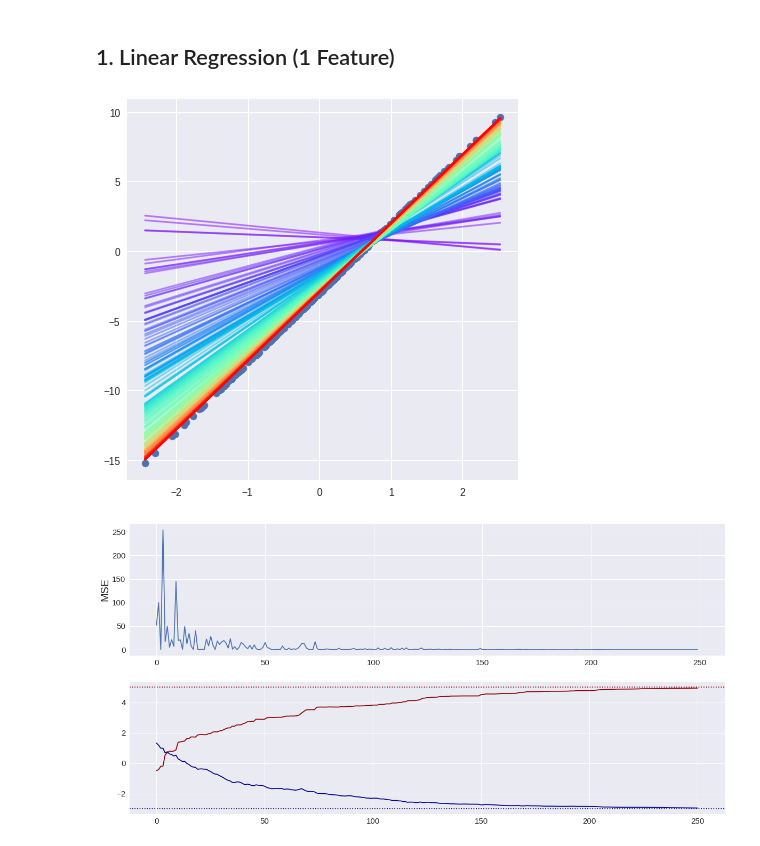
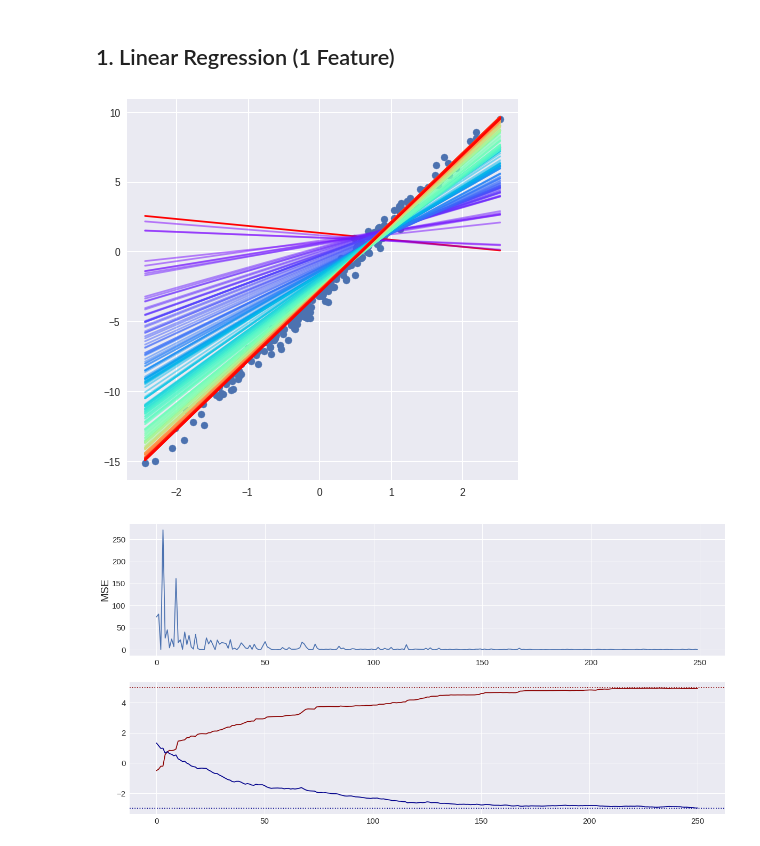
Before and after one commit to krec7748/DeepLearning_Study, a Jupyter notebook: Jacobian Matrix & Backpropagation/CH04_Linear_Logistic_Regression.ipynb, the cells around one changed output. Drawn from its saved outputs; the diff is of its cells as text; code cells hidden in the pictures.

```diff
--- a/Jacobian Matrix & Backpropagation/CH04_Linear_Logistic_Regression.ipynb
+++ b/Jacobian Matrix & Backpropagation/CH04_Linear_Logistic_Regression.ipynb
@@ -7,6 +5,7 @@ import numpy as np
 import matplotlib.pyplot as plt
 import matplotlib.cm as cm
 
+#Set random seed, plt style
 np.random.seed(1)
 plt.style.use("seaborn")
 
@@ -14,60 +13,63 @@ plt.style.use("seaborn")
 N = 250
 lr = 0.01
 target_w, target_b = 5, -3
-w, b = np.random.uniform(-3, 3, 2) #trainable parameter (Set randomly)
+w, b = np.random.uniform(-3, 3, 2)
 
 #Generate dataset
 x_data = np.random.randn(N, )
 y_data = x_data * target_w + target_b
-#y_data += 0.5 * np.random.randn(N, ) #noise 생성
+y_data += 0.5 * np.random.randn(N, )
 
 #Visualization
-cmap = cm.get_cmap("rainbow", lut = N)
 fig, ax = plt.subplots(figsize = (7, 7))
 ax.scatter(x_data, y_data)
 
+#Visualize initial model
+x_range = np.array([x_data.min(), x_data.max()])
+y_range = x_range * w + b
+cmap = cm.get_cmap("rainbow", lut = N) #set cmap
+ax.plot(x_range, y_range, color = cmap(999), alpha = 1.0)
+
 #Train model and visualize updated models
-x_range = np.array([x_data.min(), x_data.max()])
 J_track = list()
 w_track, b_track = [w], [b]
-
 for data_idx, (x, y) in enumerate(zip(x_data, y_data)):
-
-    #Visualize updated model
-    y_range = x_range * w + b
-    ax.plot(x_range, y_range, color = cmap(data_idx), alpha = 0.5)
 
     #Forward propagation
     pred = x * w + b
     J = (y - pred)**2
     J_track.append(J)
 
     #Jacobians
-    dJ_dpred = -2 * (y-pred)
+    dJ_dpred = -2 * (y - pred)
     dpred_dw, dpred_db = x, 1
 
     #Backpropagation
     dJ_dw = dJ_dpred * dpred_dw
     dJ_db = dJ_dpred * dpred_db
 
     #Parameter update
     w = w - lr * dJ_dw
     b = b - lr * dJ_db
     w_track.append(w)
     b_track.append(b)
+
+    #Visualize updated model
+    y_range = x_range * w + b
+    ax.plot(x_range, y_range, color = cmap(data_idx), alpha = 0.5)
 
 #Visualize results
 fig, axes = plt.subplots(2, 1, figsize = (20, 10))
 axes[0].plot(J_track)
 axes[1].plot(w_track, color = "darkred")
 axes[1].plot(b_track, color = "darkblue")
 
 axes[0].set_ylabel("MSE", fontsize = 20)
 axes[0].tick_params(labelsize = 15)
 
 axes[1].axhline(y = target_w, color = "darkred", linestyle = ":")
 axes[1].axhline(y = target_b, color = "darkblue", linestyle = ":")
 axes[1].tick_params(labelsize = 15)
 # %% [output]
-[figure, old version]
+[figure, new version]
-[figure, old version]
+[figure, new version]
```
Also changed, not shown: parts of 3 cells of this notebook.
